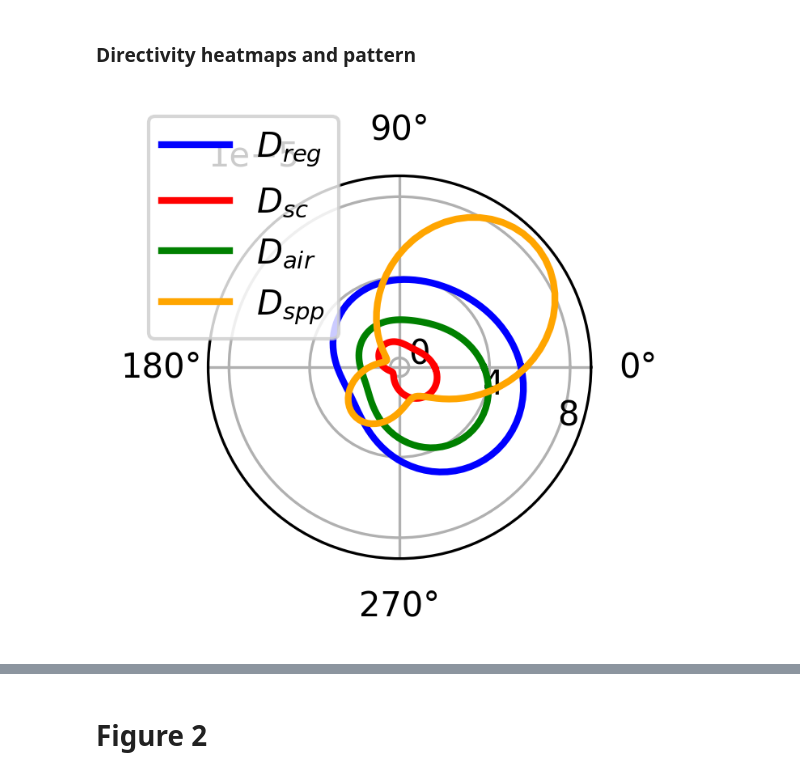
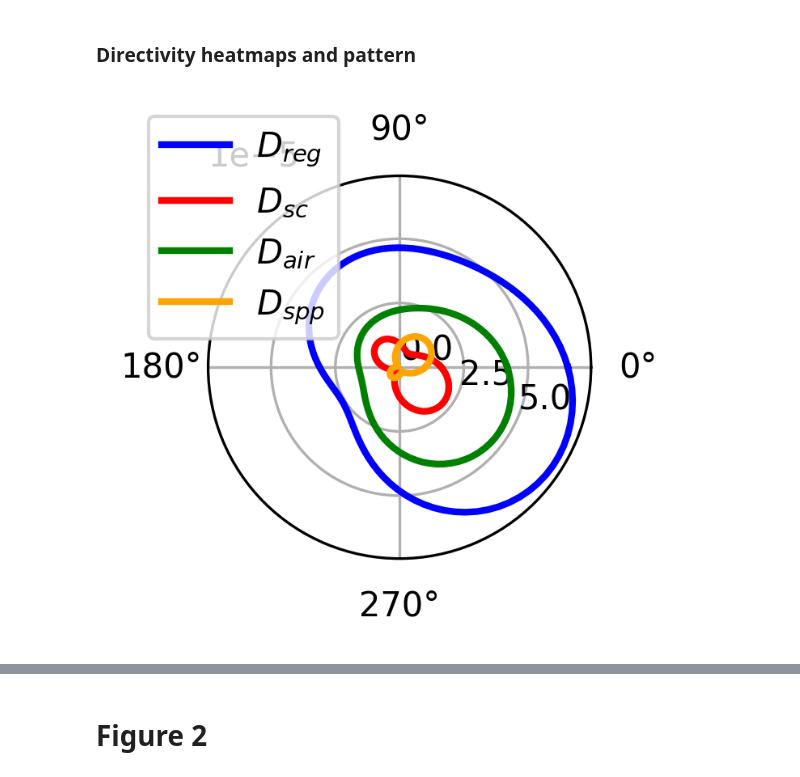
Before and after one commit to semyonbo/SPP_ANALYTICAL, a Jupyter notebook: ArticlePlots.ipynb, the cells around one changed output, grey strips where cells are left out. Drawn from its saved outputs; the diff is of its cells as text; code cells hidden in the pictures.

```diff
--- a/ArticlePlots.ipynb
+++ b/ArticlePlots.ipynb
@@ -115,6 +115,34 @@ def add_axis_line(ax, theta, label, color="k"):
     ax.plot([theta, theta], [0, r_arrow], color=color, lw=2, ls='--')
     ax.text(theta+0.1, r_arrow*1.1, label, ha='center', va='center', fontsize=12, fontweight='bold', color=color)
 
+def get_maximum_direction(diag):
+    import numpy as np
+    from scipy.spatial import ConvexHull
+
+    n = np.column_stack([
+        np.sin(diag.theta) * np.cos(diag.phi),
+        np.sin(diag.theta) * np.sin(diag.phi),
+        np.cos(diag.theta)
+    ])
+
+    hull = ConvexHull(n)
+    dOmega = np.zeros(len(n))
+
+    for tri in hull.simplices:
+        a, b, c = n[tri]
+        num = abs(np.dot(a, np.cross(b, c)))
+        den = 1 + np.dot(a, b) + np.dot(b, c) + np.dot(c, a)
+        Omega = 2 * np.arctan2(num, den)
+        dOmega[tri] += Omega / 3
+
+    Px = np.sum(diag.D * n[:, 0] * dOmega)
+    Py = np.sum(diag.D * n[:, 1] * dOmega)
+    Pz = np.sum(diag.D * n[:, 2] * dOmega)
+
+    phi_eff = np.arctan2(Py, Px)
+    theta_eff = np.arctan2(np.sqrt(Px ** 2 + Py ** 2), Pz)
+    return theta_eff, phi_eff
+
 
 base_config = SimulationConfig(
     wl = 900 * ureg.nanometer,
@@ -124,7 +152,7 @@ base_config = SimulationConfig(
     psi = np.deg2rad(45),
     chi = np.deg2rad(22.5),
     show_warnings=False,
-    two_beam_setup=False
+    initial_field_type='plane_wave'
 )
 
 I0 = base_config.c_const.magnitude*base_config.eps0_const.magnitude/2
@@ -161,38 +189,38 @@ Fy_reg = Fy - Fy_spp
 
 # phi_vals_reg = Diag_res_reg.as_array()[:,0]
 # intensity_reg = Diag_res_reg.as_array()[:,1]
 # phi_reg_max = get_mean_angle(intensity_reg, phi_vals_reg)
 
 # phi_vals_spp = Diag_res_spp.as_array()[:,0]
 # intensity_spp = Diag_res_spp.as_array()[:,1]
 # phi_spp_max = get_mean_angle(intensity_spp, phi_vals_spp)
 
 
 fig = plt.figure(dpi=300, figsize=(2.5,2.5))
 ax = fig.add_subplot(polar=True)
-ax.plot(Diag_reg_XOY.as_array()[:,0], Diag_reg_XOY.as_array()[:,1], color='b', lw=2, label='$D_{reg}$')
-ax.plot(Diag_sc_XOY.as_array()[:,0], Diag_sc_XOY.as_array()[:,1], color='r', lw=2, label='$D_{sc}$')
-ax.plot(Diag_air_XOY.as_array()[:,0], Diag_air_XOY.as_array()[:,1], color='g', lw=2, label='$D_{air}$')
+ax.plot(Diag_reg_XOY.phi, Diag_reg_XOY.D, color='b', lw=2, label='$D_{reg}$')
+ax.plot(Diag_sc_XOY.phi, Diag_sc_XOY.D, color='r', lw=2, label='$D_{sc}$')
+ax.plot(Diag_air_XOY.phi, Diag_air_XOY.D, color='g', lw=2, label='$D_{air}$')
 #ax.arrow(np.atan2(Fy_reg.magnitude, Fx_reg.magnitude), 0, 0, 1, color='blue', width = 0.05, label='$F_{reg}$')
 
-ax.plot(Diag_spp_XOY.as_array()[:,0], Diag_spp_XOY.as_array()[:,1], color='orange', lw=2, label='$D_{spp}$')
+ax.plot(Diag_spp_XOY.phi, Diag_spp_XOY.D, color='orange', lw=2, label='$D_{spp}$')
 #ax.arrow(np.atan2(Fy_spp.magnitude, Fx_spp.magnitude), 0, 0, 1, color='orange', width = 0.05, label='$F_{spp}$')
 
 
 # plt.title(f'XoY, z=d+R, r = 3R, $\lambda$={base_config.wl.magnitude} nm')
 # add_axis_line(ax, 0, "X", color="black")
 # add_axis_line(ax, np.pi/2, "Y", color="black")
 
 ax.legend(loc='upper left', bbox_to_anchor=(-0.2, 1.2))
 plt.tight_layout()
 ax.yaxis.set_major_locator(plt.MaxNLocator(3))
 ax.set_rlabel_position(-22.5)
 ax.set_xticks([0, np.pi/2, np.pi, 3*np.pi/2])
 #plt.savefig(f'article_plots/diag_XoY_air_spp_900_125.svg', dpi=300)
 
 plt.show()
 # %% [output]
-[figure, old version]
+[figure, new version]
 # %%
 base_config = SimulationConfig(
     wl = 900 * ureg.nanometer,
```
Also changed, not shown: parts of 16 cells of this notebook, 42 other files.
